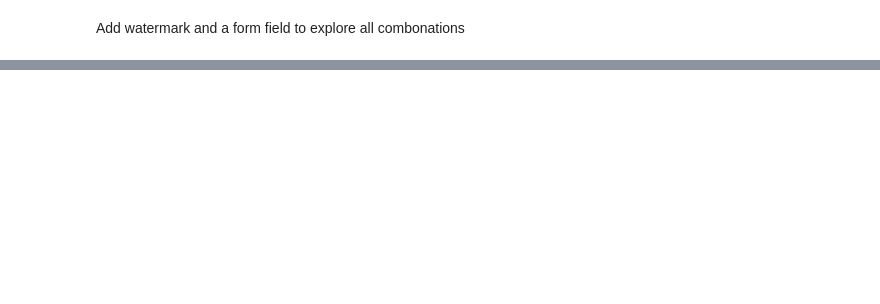
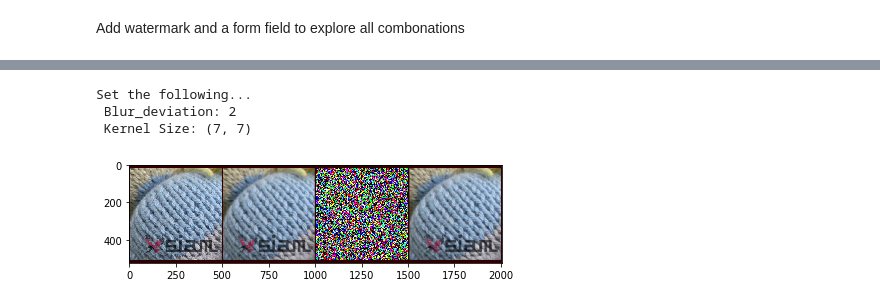
Before and after one commit to Babcock-R17/Image-Processing, a Jupyter notebook: Independent_Study.ipynb, the cells around one changed output, grey strips where cells are left out. Saved outputs shown, nothing was run; the diff lists cells and outputs as text; code cells hidden in the pictures; blank space fills up the shorter version.

```diff
--- a/Independent_Study.ipynb
+++ b/Independent_Study.ipynb
@@ -477,0 +423,45 @@ result_img.show()
+# %%
+#@title Blurring and Noise the Composite Image { display-mode: "form", run: "auto" }
+#@markdown ---
+#@markdown Set Processing parameters
+Image_Blur_Deviation = 2  #@param {type: "slider", min: 0, max: 4, step: 1}
+kernel_size = 7 #@param {type:"slider", min:1, max:11, step:2}
+mean_noise = 0 #@param {type: "number"}
+sigma_noise = 3.5 #@param {type:"slider", min:0, max:4, step:0.1}
+#@markdown Boarder Color
+red = 48 #@param {type:"slider", min:0, max:255, step:1}
+green = 0 #@param {type:"slider", min:0, max:255, step:1}
+blue = 0 #@param {type:"slider", min:0, max:255, step:1}
+#@markdown Boarder Thickness
+boarder_thickness = 16 #@param {type:"slider", min:0, max:100, step:1}
+#@markdown ---
+
+print("Set the following...\n Blur_deviation: {}\n Kernel Size: {}".format(Image_Blur_Deviation, (kernel_size, kernel_size) ))
+
+res_img.blur_img((kernel_size, kernel_size), Image_Blur_Deviation)
+
+# Setting noise levels
+res_img.noise_img(mean_noise, sigma_noise) # noise image is set.
+
+# Setting Blurred image + Noise
+res_img_model = res_img.blur.image + res_img.noise.image
+
+
+value = [red, green, blue]  # RGB color value
+
+'''
+top: It is the border width in number of pixels in top direction.
+bottom: It is the border width in number of pixels in bottom direction.
+left: It is the border width in number of pixels in left direction.
+right: It is the border width in number of pixels in right direction.
+'''
+boarder = lambda value, bt, imgs: [ cv2.copyMakeBorder(i, bt, bt, int(bt/4), int(bt/4), cv2.BORDER_CONSTANT, value=value) for i in imgs ]
+x = [res_img.image, res_img.blur.image, res_img.noise.image, res_img_model]
+x = boarder(value, boarder_thickness, x)
+image_band = np.concatenate(x, axis=1)
+Photo.show_array(image_band)
+# %% [output]
+Set the following...
+ Blur_deviation: 2
+ Kernel Size: (7, 7)
+[figure, added]
```
Also changed, not shown: parts of 10 cells of this notebook.
